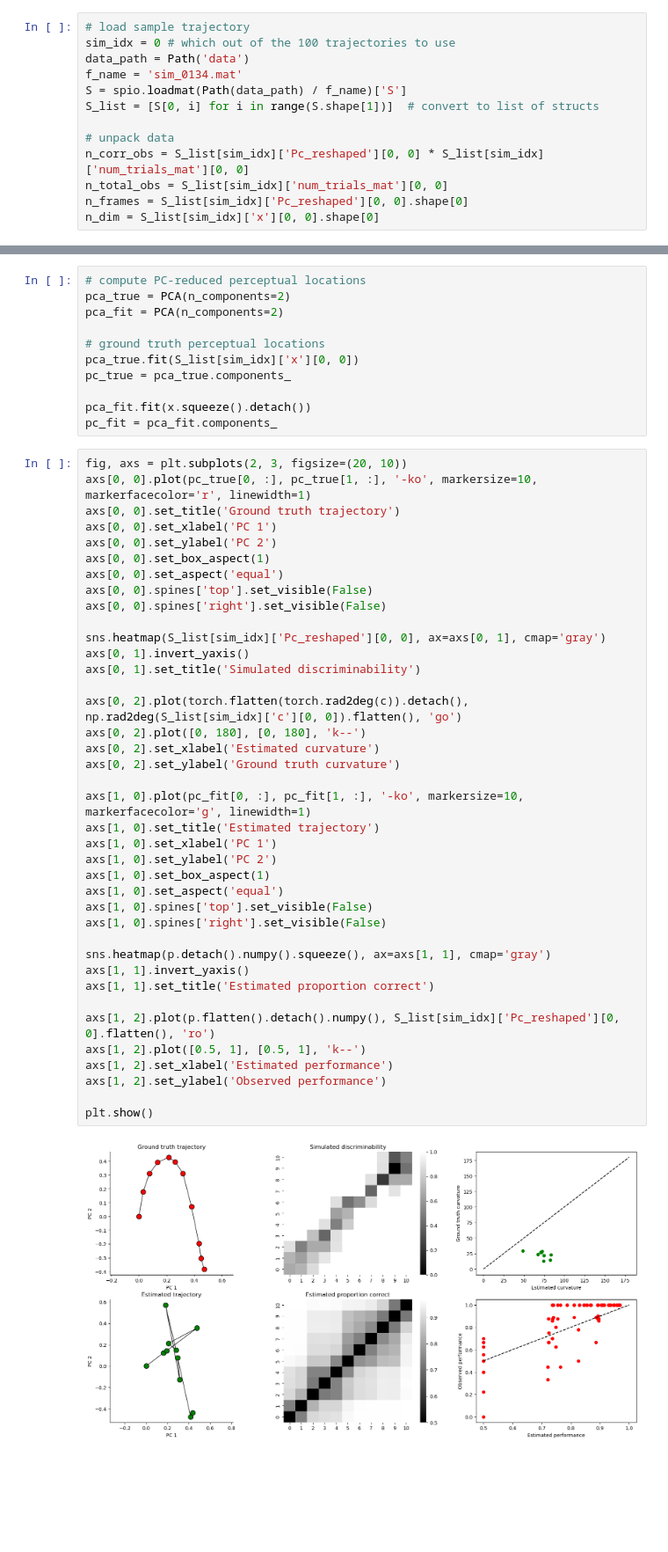
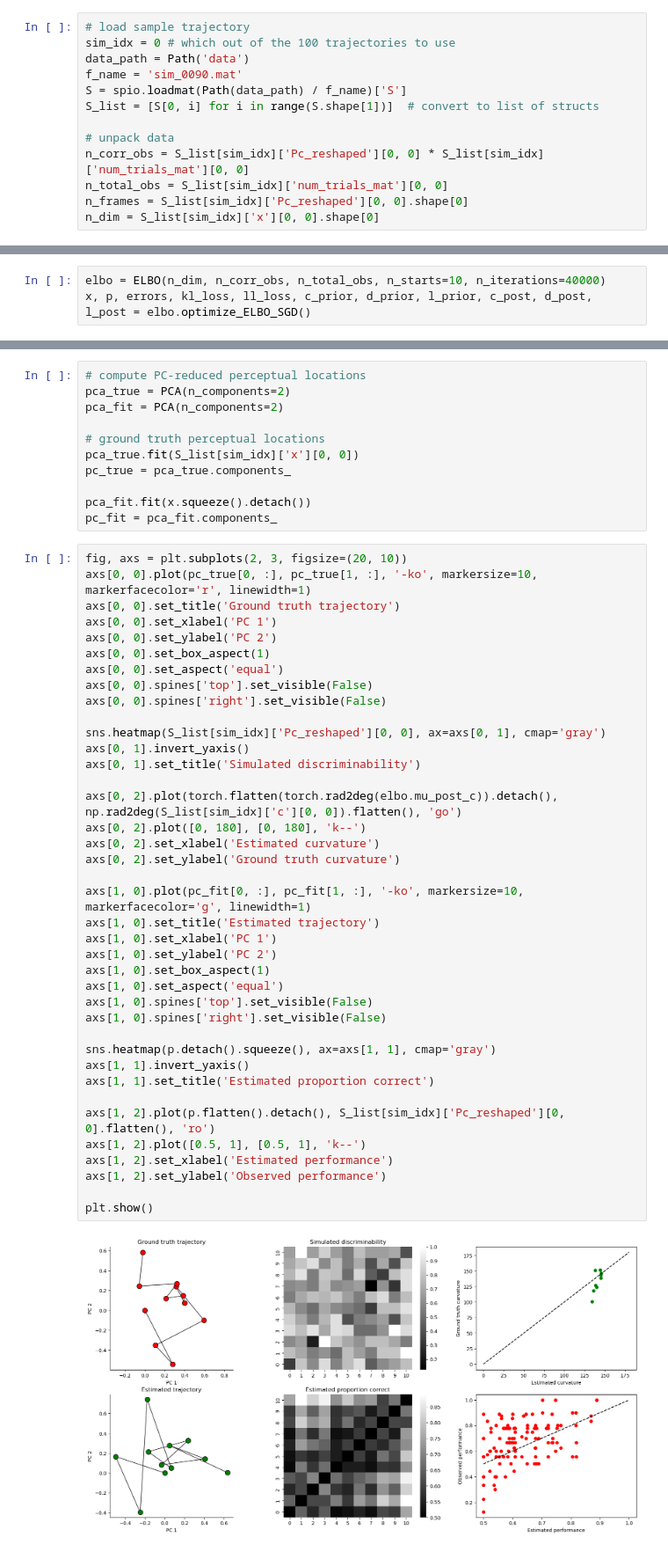
Before and after one commit to nguyen-td/perceptual-straightening, a Jupyter notebook: main.ipynb, the cells around one changed output, grey strips where cells are left out. Shown at 88% size. Cells and saved outputs as stored; diff of their text form; blank space fills up the shorter version.

```diff
--- a/main.ipynb
+++ b/main.ipynb
@@ -19,7 +19,7 @@ import os
 # load sample trajectory
 sim_idx = 0 # which out of the 100 trajectories to use
 data_path = Path('data')
-f_name = 'sim_0134.mat'
+f_name = 'sim_0090.mat'
 S = spio.loadmat(Path(data_path) / f_name)['S']
 S_list = [S[0, i] for i in range(S.shape[1])]  # convert to list of structs
 
@@ -174,0 +33,3 @@ Epoch: 39750, Loss: 466.98771046984547
+# %%
+elbo = ELBO(n_dim, n_corr_obs, n_total_obs, n_starts=10, n_iterations=40000)
+x, p, errors, kl_loss, ll_loss, c_prior, d_prior, l_prior, c_post, d_post, l_post = elbo.optimize_ELBO_SGD()
@@ -261,34 +149,34 @@ axs[0, 0].set_box_aspect(1)
 axs[0, 0].set_aspect('equal')
 axs[0, 0].spines['top'].set_visible(False)
 axs[0, 0].spines['right'].set_visible(False)
 
 sns.heatmap(S_list[sim_idx]['Pc_reshaped'][0, 0], ax=axs[0, 1], cmap='gray')
 axs[0, 1].invert_yaxis()
 axs[0, 1].set_title('Simulated discriminability')
 
-axs[0, 2].plot(torch.flatten(torch.rad2deg(c)).detach(), np.rad2deg(S_list[sim_idx]['c'][0, 0]).flatten(), 'go')
+axs[0, 2].plot(torch.flatten(torch.rad2deg(elbo.mu_post_c)).detach(), np.rad2deg(S_list[sim_idx]['c'][0, 0]).flatten(), 'go')
 axs[0, 2].plot([0, 180], [0, 180], 'k--')
 axs[0, 2].set_xlabel('Estimated curvature')
 axs[0, 2].set_ylabel('Ground truth curvature')
 
 axs[1, 0].plot(pc_fit[0, :], pc_fit[1, :], '-ko', markersize=10, markerfacecolor='g', linewidth=1)
 axs[1, 0].set_title('Estimated trajectory')
 axs[1, 0].set_xlabel('PC 1')
 axs[1, 0].set_ylabel('PC 2')
 axs[1, 0].set_box_aspect(1)
 axs[1, 0].set_aspect('equal')
 axs[1, 0].spines['top'].set_visible(False)
 axs[1, 0].spines['right'].set_visible(False)
 
-sns.heatmap(p.detach().numpy().squeeze(), ax=axs[1, 1], cmap='gray')
+sns.heatmap(p.detach().squeeze(), ax=axs[1, 1], cmap='gray')
 axs[1, 1].invert_yaxis()
 axs[1, 1].set_title('Estimated proportion correct')
 
-axs[1, 2].plot(p.flatten().detach().numpy(), S_list[sim_idx]['Pc_reshaped'][0, 0].flatten(), 'ro')
+axs[1, 2].plot(p.flatten().detach(), S_list[sim_idx]['Pc_reshaped'][0, 0].flatten(), 'ro')
 axs[1, 2].plot([0.5, 1], [0.5, 1], 'k--')
 axs[1, 2].set_xlabel('Estimated performance')
 axs[1, 2].set_ylabel('Observed performance')
 
 plt.show()
 # %% [output]
-[figure, old version]
+[figure, new version]
```
Also changed, not shown: parts of 14 cells of this notebook, 5 other files.
